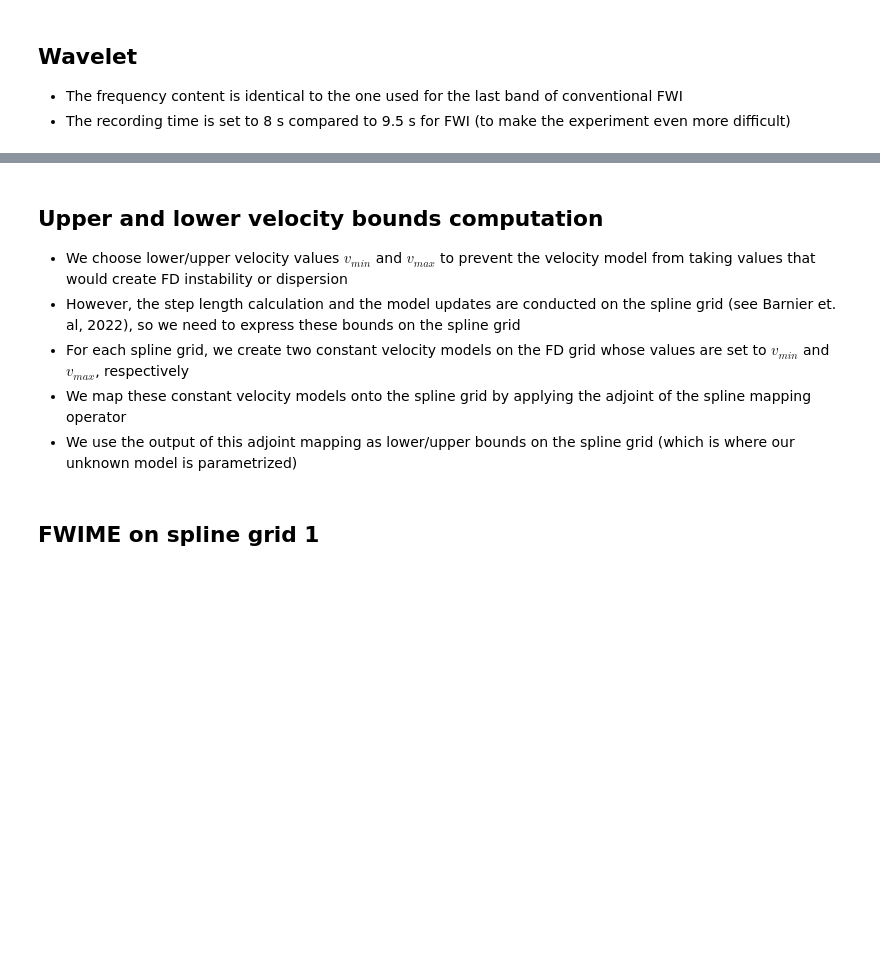
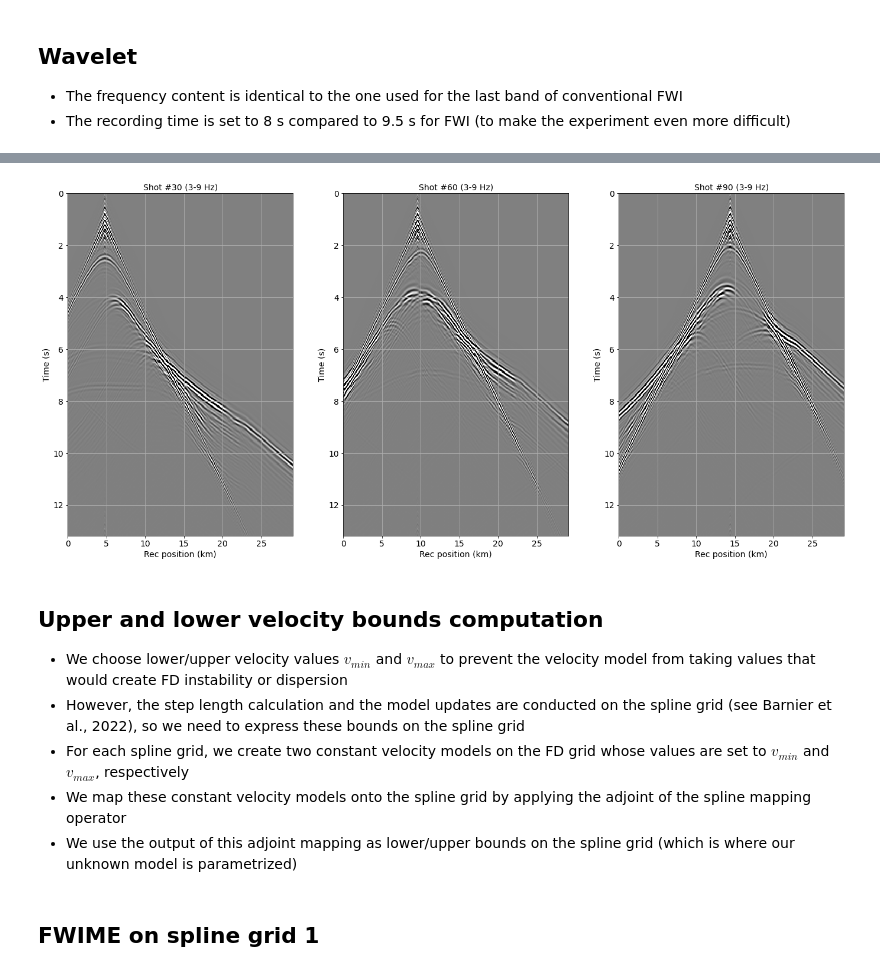
Before and after one commit to gbarnier/FWIME-applications, a Jupyter notebook: applications-jupyter/BP_North_Sea/BP_North_Sea.ipynb, the cells around one changed output, grey strips where cells are left out. Saved outputs shown, nothing was run; the diff lists cells and outputs as text; code cells hidden in the pictures; blank space fills up the shorter version.

```diff
--- a/applications-jupyter/BP_North_Sea/BP_North_Sea.ipynb
+++ b/applications-jupyter/BP_North_Sea/BP_North_Sea.ipynb
@@ -566,7 +619,55 @@ ${ACO_GPU_PACK}/bin/nonlinearPythonFloatMain.py par=par/BP_North_Sea-fwime-3-9.p
+# %%
+# Read data
+data_3_9_fwime = genericIO.defaultIO.getVector("dat/BP_North_Sea-fwime-data-3-9.H")
+
+# Display data
+data_3_9_fwime_nd = data_3_9_fwime.getNdArray()
+
+# Clipping
+pclip=98
+clip = np.percentile(np.abs(data_3_9_fwime_nd), pclip)
+
+# Dimensions
+o_rec_fwime = data_3_9_fwime.getHyper().getAxis(2).o
+d_rec_fwime = data_3_9_fwime.getHyper().getAxis(2).d
+n_rec_fwime = data_3_9_fwime.getHyper().getAxis(2).n
+rec_range_fwime = np.linspace(o_rec_fwime, o_rec_fwime+(n_rec_fwime-1)*d_rec_fwime, n_rec_fwime)
+
+# Display shot gathers
+fig, axs = plt.subplots(1, 3, figsize=(20, 10))
+
+shot1 = 30
+axs[0].pcolormesh(rec_range_fwime, time_range_fwime, data_3_9_fwime_nd[shot1].T,vmin=-clip,vmax=clip)
+axs[0].invert_yaxis()
+axs[0].grid()
+axs[0].set_ylabel('Time (s)')
+axs[0].set_xlabel('Rec position (km)')
+axs[0].set_title('Shot #' + str(shot1) + " (3-9 Hz)")
+
+shot2 = 60
+axs[1].pcolormesh(rec_range_fwime, time_range_fwime, data_3_9_fwime_nd[shot2].T,vmin=-clip,vmax=clip)
+axs[1].invert_yaxis()
+axs[1].grid()
+axs[1].set_ylabel('Time (s)')
+axs[1].set_xlabel('Rec position (km)')
+axs[1].set_title('Shot #' + str(shot2) + " (3-9 Hz)")
+
+shot3 = 90
+axs[2].pcolormesh(rec_range_fwime, time_range_fwime, data_3_9_fwime_nd[shot3].T,vmin=-clip,vmax=clip)
+axs[2].invert_yaxis()
+axs[2].grid()
+axs[2].set_ylabel('Time (s)')
+axs[2].set_xlabel('Rec position (km)')
+axs[2].set_title('Shot #' + str(shot3) + " (3-9 Hz)")
+
+plt.tight_layout(pad=3.0)
+plt.show()
+# %% [output]
+[figure, added]
 # %% [markdown]
 ## Upper and lower velocity bounds computation
 * We choose lower/upper velocity values $v_{min}$ and $v_{max}$ to prevent the velocity model from taking values that would create FD instability or dispersion
-* However, the step length calculation and the model updates are conducted on the spline grid (see Barnier et. al, 2022), so we need to express these bounds on the spline grid
+* However, the step length calculation and the model updates are conducted on the spline grid (see Barnier et al., 2022), so we need to express these bounds on the spline grid
 * For each spline grid, we create two constant velocity models on the FD grid whose values are set to $v_{min}$ and $v_{max}$, respectively
 * We map these constant velocity models onto the spline grid by applying the adjoint of the spline mapping operator
 * We use the output of this adjoint mapping as lower/upper bounds on the spline grid (which is where our unknown model is parametrized)
```
Also changed, not shown: parts of 40 cells of this notebook, 3 other files.
